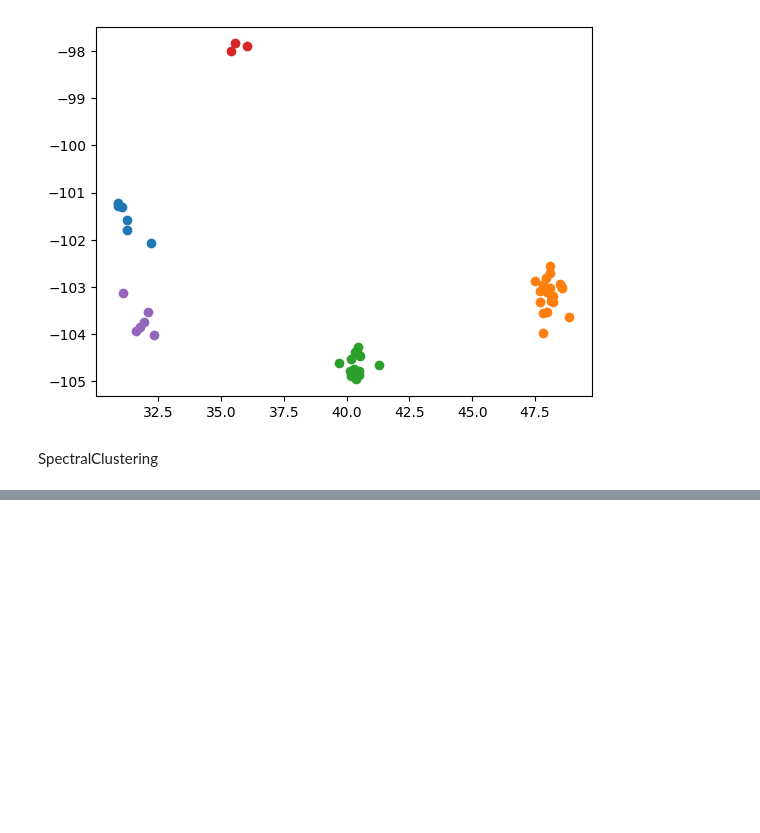
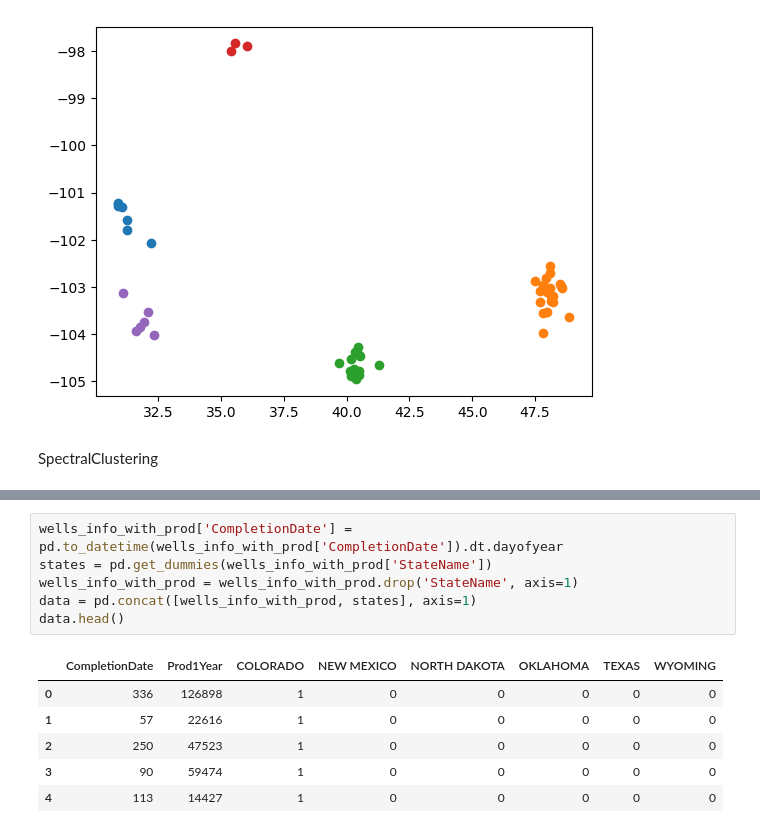
Before and after one commit to Grenka054/dPAK-2, a Jupyter notebook: 9/nineth.ipynb, the cells around one changed output, grey strips where cells are left out. Drawn from its saved outputs; the diff is of its cells as text; blank space fills up the shorter version.

```diff
--- a/9/nineth.ipynb
+++ b/9/nineth.ipynb
@@ -324,0 +316,13 @@ show_clasters(model, data)
+# %%
+wells_info_with_prod['CompletionDate'] = pd.to_datetime(wells_info_with_prod['CompletionDate']).dt.dayofyear
+states = pd.get_dummies(wells_info_with_prod['StateName'])
+wells_info_with_prod = wells_info_with_prod.drop('StateName', axis=1)
+data = pd.concat([wells_info_with_prod, states], axis=1)
+data.head()
+# %% [output]
+|  | CompletionDate | Prod1Year | COLORADO | NEW MEXICO | NORTH DAKOTA | OKLAHOMA | TEXAS | WYOMING |
+| 0 | 336 | 126898 | 1 | 0 | 0 | 0 | 0 | 0 |
+| 1 | 57 | 22616 | 1 | 0 | 0 | 0 | 0 | 0 |
+| 2 | 250 | 47523 | 1 | 0 | 0 | 0 | 0 | 0 |
+| 3 | 90 | 59474 | 1 | 0 | 0 | 0 | 0 | 0 |
+| 4 | 113 | 14427 | 1 | 0 | 0 | 0 | 0 | 0 |
```
Also changed, not shown: parts of 19 cells of this notebook, 1 other file.
